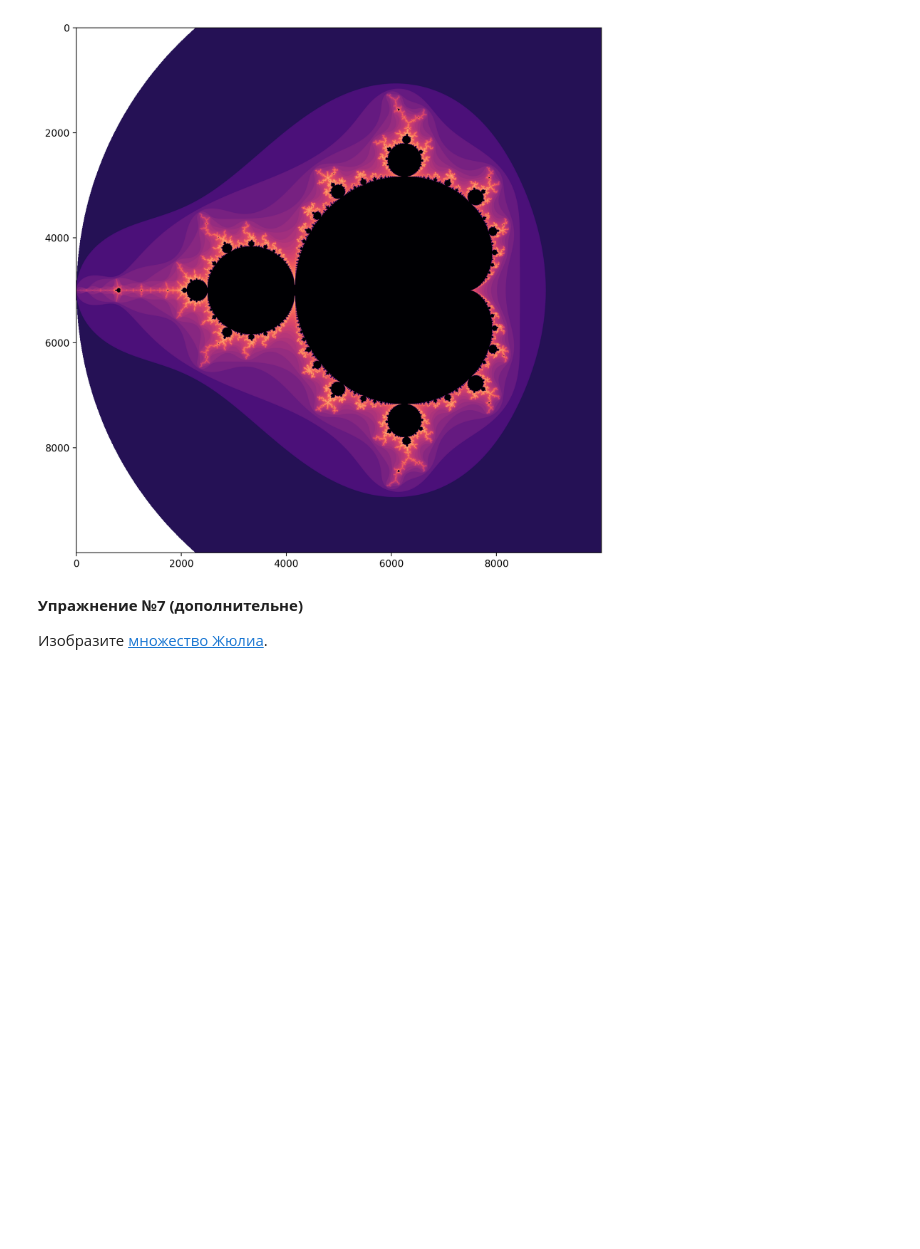
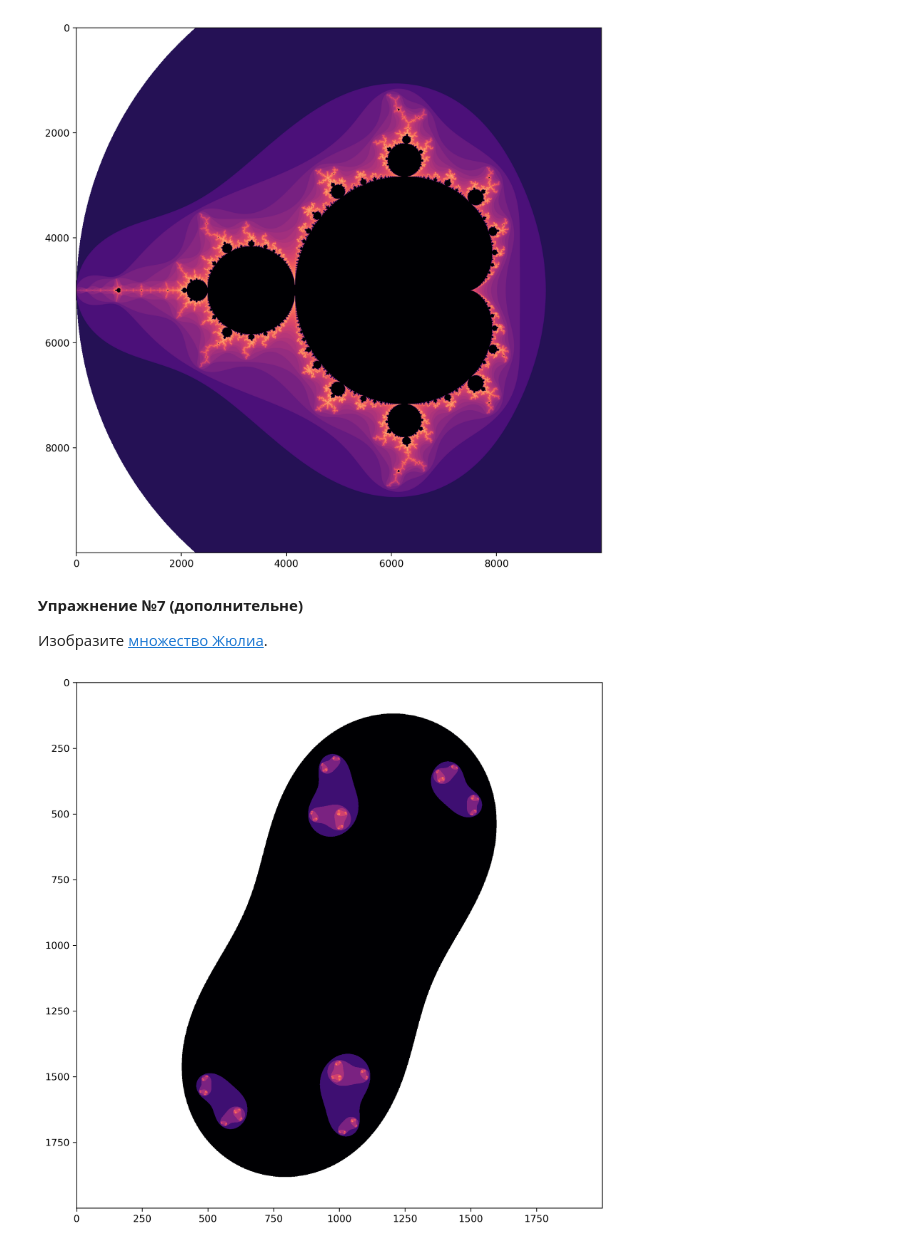
Before and after one commit to furs-aka-beast/mipt_inf, a Jupyter notebook: lab5.ipynb, the cells around one changed output. Saved outputs shown, nothing was run; the diff lists cells and outputs as text; code cells hidden in the pictures; blank space fills up the shorter version.

Commit message:
added julia space

```diff
--- a/lab5.ipynb
+++ b/lab5.ipynb
@@ -334,3 +334,23 @@ mandelbrot(-2,1,-1.5,1.5,10000,10000)
 **Упражнение №7 (дополнительне)**
 
 Изобразите [множество Жюлиа](https://ru.wikipedia.org/wiki/%D0%9C%D0%BD%D0%BE%D0%B6%D0%B5%D1%81%D1%82%D0%B2%D0%BE_%D0%96%D1%8E%D0%BB%D0%B8%D0%B0).
+# %%
+def julia(x_low, x_high, y_low, y_high, points_x, points_y,pr_re,pr_im ):
+    re = np.linspace(x_low, x_high, points_x)
+    im = np.linspace(y_low, y_high, points_y).reshape((-1, 1))
+    img = np.zeros((points_x, points_y))
+    c = re + im * 1j
+    for i in range(100):
+        c = c ** 2 +pr_re + pr_im * 1j
+        img[(np.abs(c) > 2) & (img==0)]=np.log(i)
+        # for x in range (points_x):
+        #     for y in range(points_y):
+        #         if(np.abs(calc[x][y]) > 2 and img[x][y]==0): img[x][y]=np.log(i)
+    figure(figsize=(10, 10), dpi=300)
+    plt.imshow(img,cmap="magma")
+    plt.show()
+    pass
+# %%
+julia(-2,2,-2,2,2000,2000,1,1)
+# %% [output]
+[figure, added]
```
Also changed, not shown: parts of 4 cells of this notebook.
